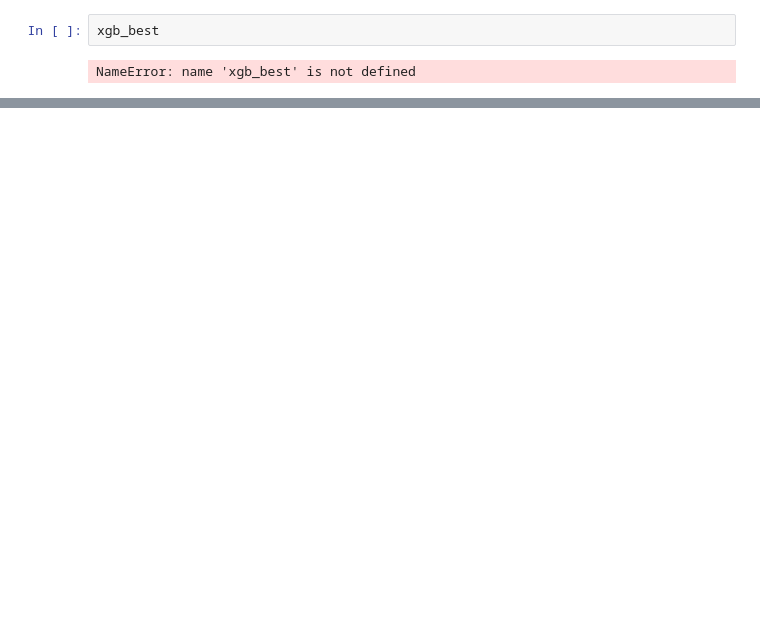
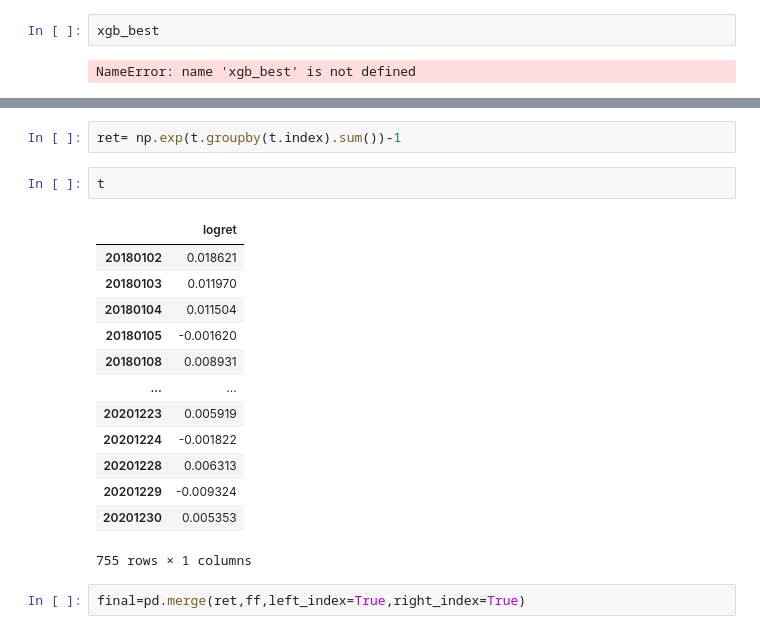
Before and after one commit to adharangaonkar/Machine-Learning-in-Finance, a Jupyter notebook: Adobe Stocks Project/Fama-French Model.ipynb, the cells around one changed output, grey strips where cells are left out. Saved outputs shown, nothing was run; the diff lists cells and outputs as text; blank space fills up the shorter version.

```diff
--- a/Adobe Stocks Project/Fama-French Model.ipynb
+++ b/Adobe Stocks Project/Fama-French Model.ipynb
@@ -721,0 +938,20 @@ Ridge_GS.score(X_test,y_test)
+# %%
+ret= np.exp(t.groupby(t.index).sum())-1
+# %%
+t
+# %% [output]
+|  | logret |
+| 20180102 | 0.018621 |
+| 20180103 | 0.011970 |
+| 20180104 | 0.011504 |
+| 20180105 | -0.001620 |
+| 20180108 | 0.008931 |
+| ... | ... |
+| 20201223 | 0.005919 |
+| 20201224 | -0.001822 |
+| 20201228 | 0.006313 |
+| 20201229 | -0.009324 |
+| 20201230 | 0.005353 |
+755 rows × 1 columns
+# %%
+final=pd.merge(ret,ff,left_index=True,right_index=True)
```
Also changed, not shown: parts of 62 cells of this notebook.
